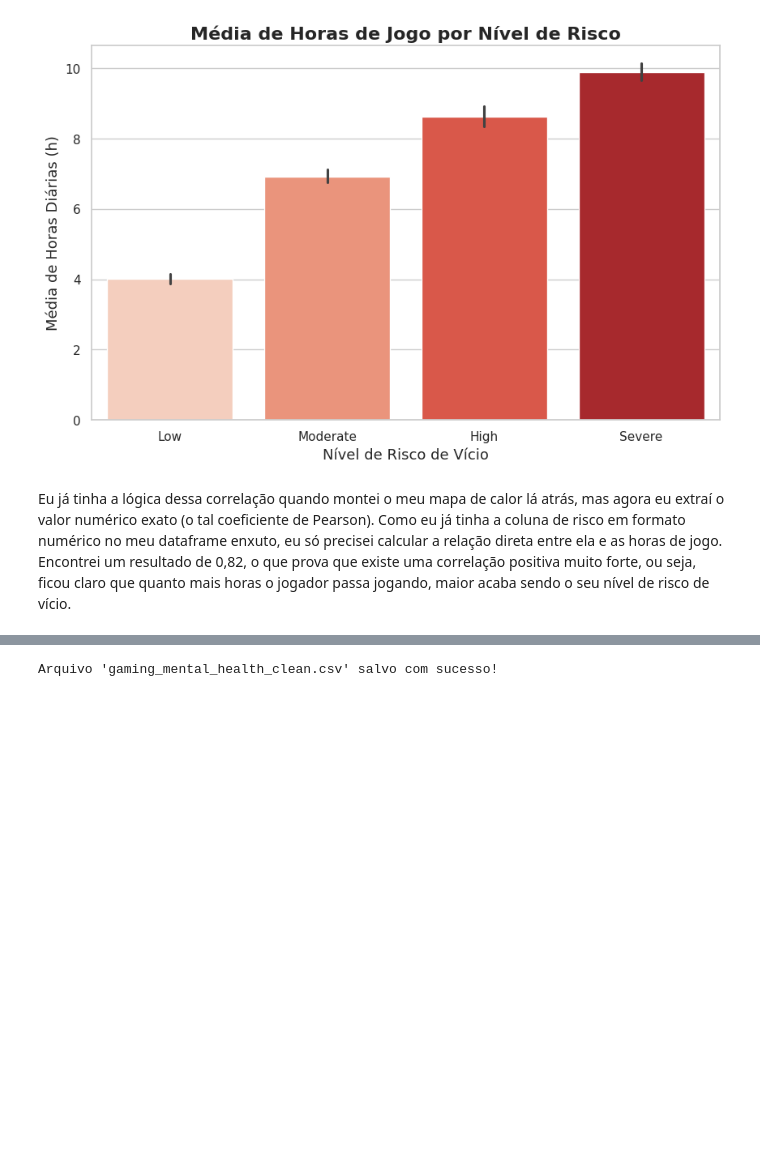
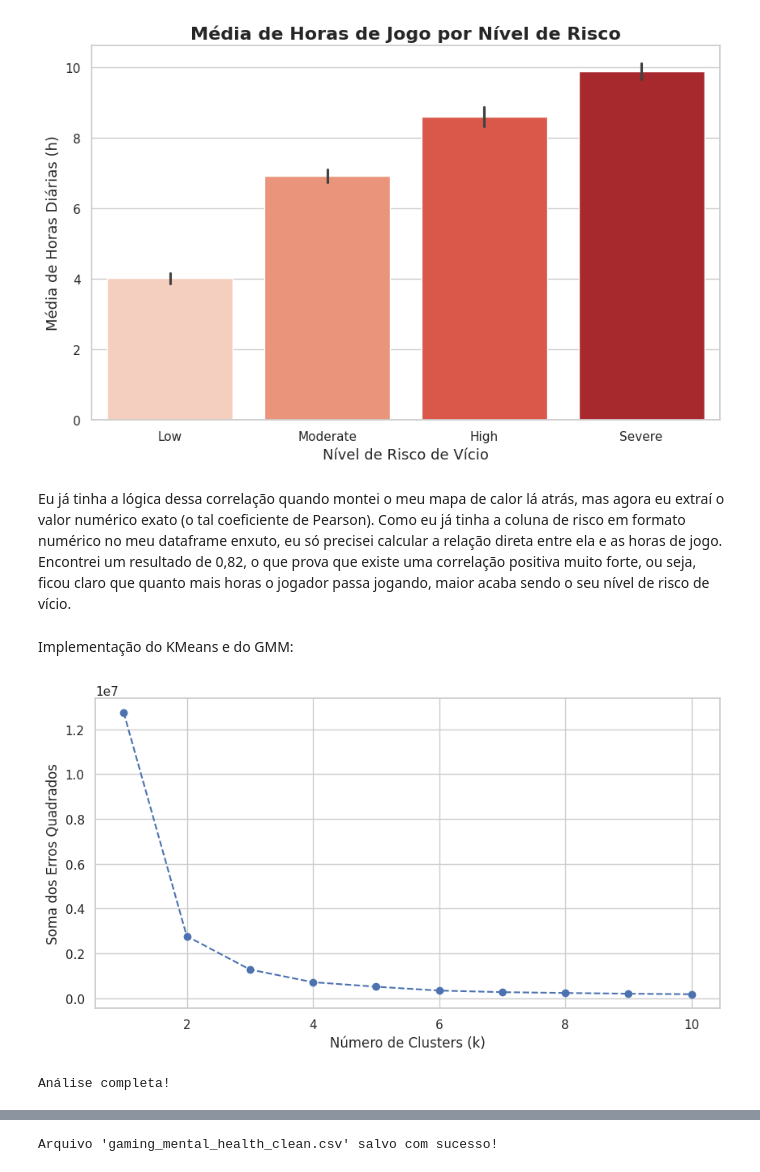
Before and after one commit to LauraRii/projeto-final-cdd-2026-, a Jupyter notebook: projetofinalcdd.ipynb, the cells around one changed output, grey strips where cells are left out. Saved outputs shown, nothing was run; the diff lists cells and outputs as text; code cells hidden in the pictures; blank space fills up the shorter version.

Commit message:
Clusterização com k-means e gmm completas. projeto finalizado por enquanto :)

```diff
--- a/projetofinalcdd.ipynb
+++ b/projetofinalcdd.ipynb
@@ -772,3 +772,33 @@ Passing `palette` without assigning `hue` is deprecated and will be removed in v
 [figure]
 # %% [markdown]
 Eu já tinha a lógica dessa correlação quando montei o meu mapa de calor lá atrás, mas agora eu extraí o valor numérico exato (o tal coeficiente de Pearson). Como eu já tinha a coluna de risco em formato numérico no meu dataframe enxuto, eu só precisei calcular a relação direta entre ela e as horas de jogo. Encontrei um resultado de 0,82, o que prova que existe uma correlação positiva muito forte, ou seja, ficou claro que quanto mais horas o jogador passa jogando, maior acaba sendo o seu nível de risco de vício.
+# %% [markdown]
+Implementação do KMeans e do GMM:
+# %%
+# eu criei um df novo apenas com dados numéricos, porque o programa estava
+# detectando dados nulos e em textos com o df que eu estava usando antes
+
+from sklearn.cluster import KMeans
+from sklearn.mixture import GaussianMixture
+import matplotlib.pyplot as plt
+
+# filtrando
+df_numerico = df_final_enxuto.select_dtypes(include=['number']).dropna()
+
+# aplicando a soma dos erros quadrados
+sse = []
+for k in range(1, 11):
+    kmeans = KMeans(n_clusters=k, random_state=42, n_init=10)
+    kmeans.fit(df_numerico)
+    sse.append(kmeans.inertia_)
+
+plt.figure(figsize=(10, 5))
+plt.plot(range(1, 11), sse, marker='o', linestyle='--')
+plt.xlabel('Número de Clusters (k)')
+plt.ylabel('Soma dos Erros Quadrados')
+plt.show()
+
+print("Análise completa!")
+# %% [output]
+[figure, added]
+Análise completa!
```
Also changed, not shown: parts of 8 cells of this notebook.
